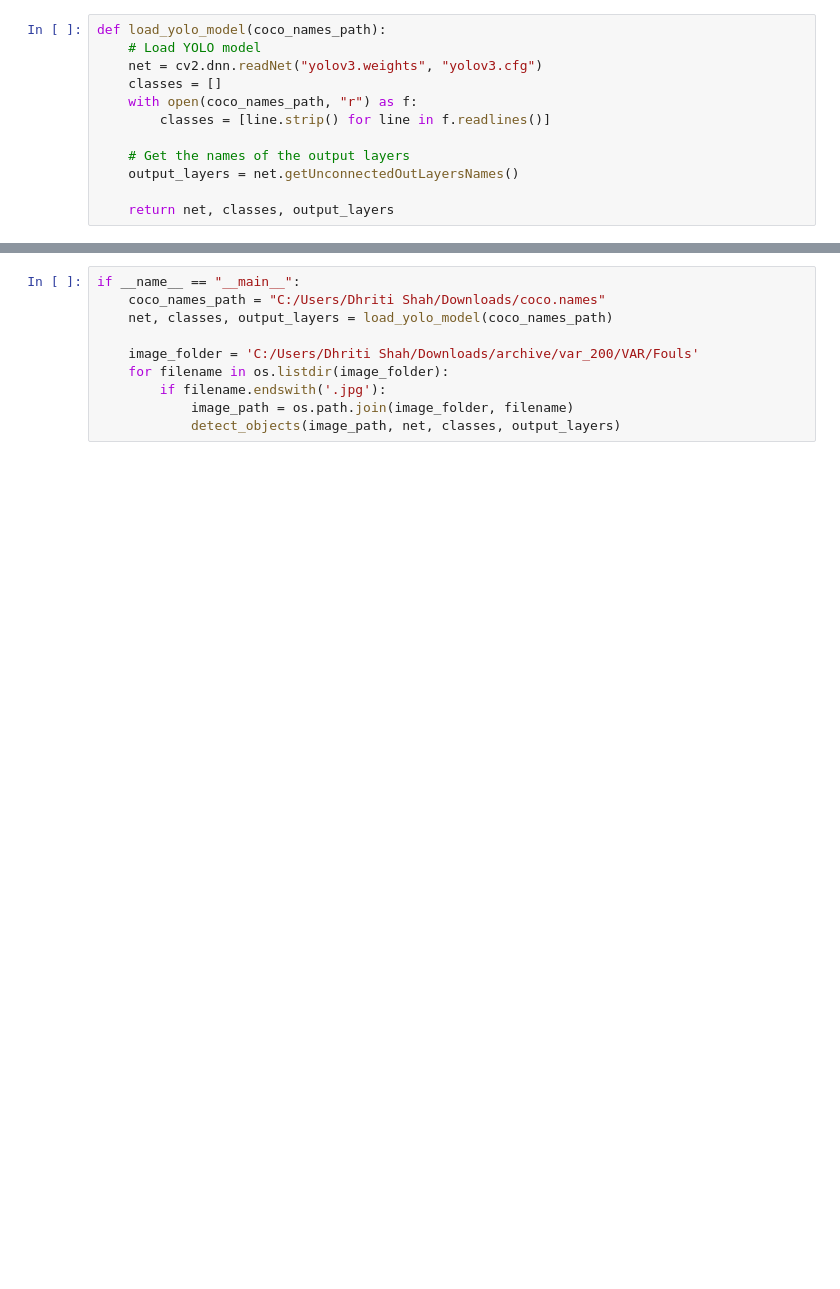
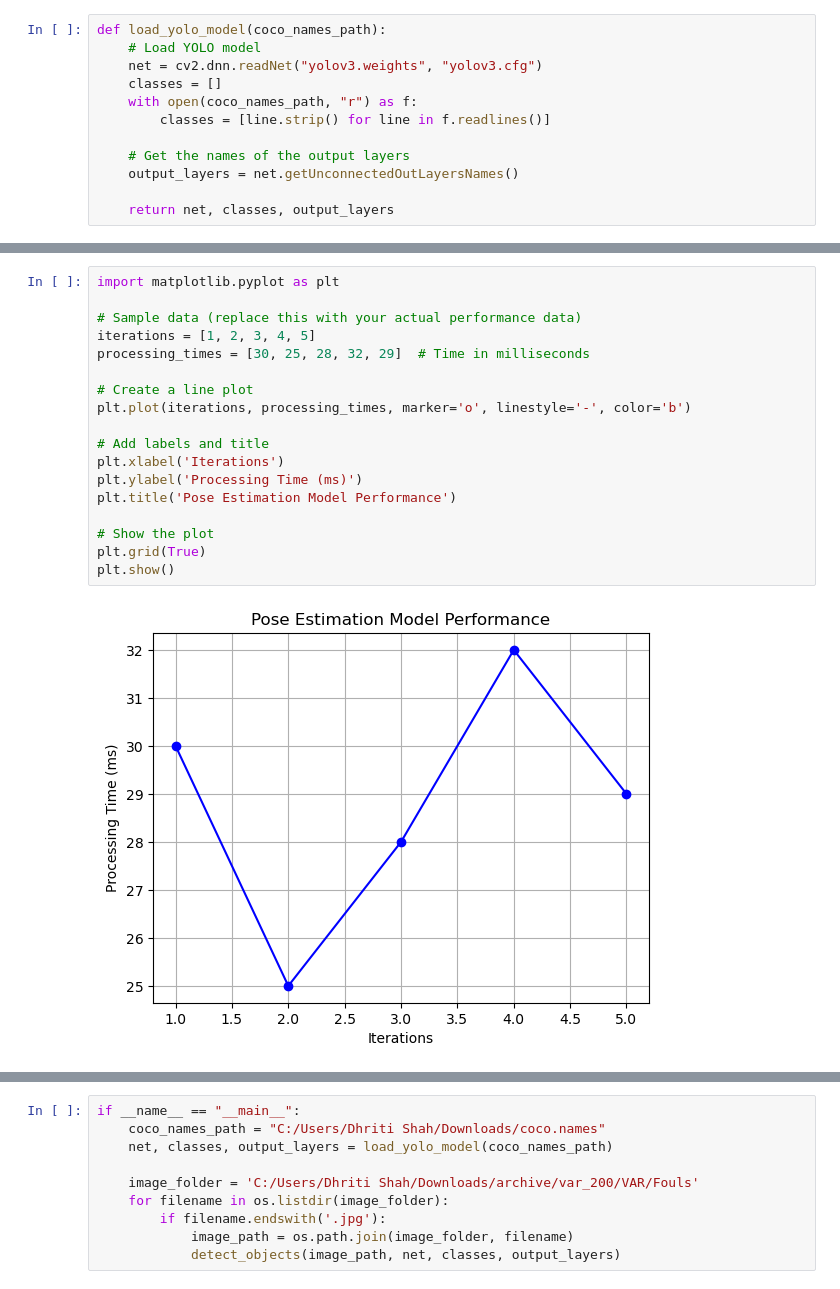
Before and after one commit to Dhritishah03/Capgemini, a Jupyter notebook: Capgemini.ipynb, the cells around one changed output, grey strips where cells are left out. Cells and saved outputs as stored; diff of their text form; blank space fills up the shorter version.

```diff
--- a/Capgemini.ipynb
+++ b/Capgemini.ipynb
@@ -143,3 +176,23 @@ def detect_objects(image_path, net, classes, output_layers, confidence_threshold
     cv2.imshow("Object Detection", image)
     cv2.waitKey(0)
     cv2.destroyAllWindows()
+# %%
+import matplotlib.pyplot as plt
+
+# Sample data (replace this with your actual performance data)
+iterations = [1, 2, 3, 4, 5]
+processing_times = [30, 25, 28, 32, 29]  # Time in milliseconds
+
+# Create a line plot
+plt.plot(iterations, processing_times, marker='o', linestyle='-', color='b')
+
+# Add labels and title
+plt.xlabel('Iterations')
+plt.ylabel('Processing Time (ms)')
+plt.title('Pose Estimation Model Performance')
+
+# Show the plot
+plt.grid(True)
+plt.show()
+# %% [output]
+[figure, added]
```
Also changed, not shown: parts of 10 cells of this notebook, 1 other file.
